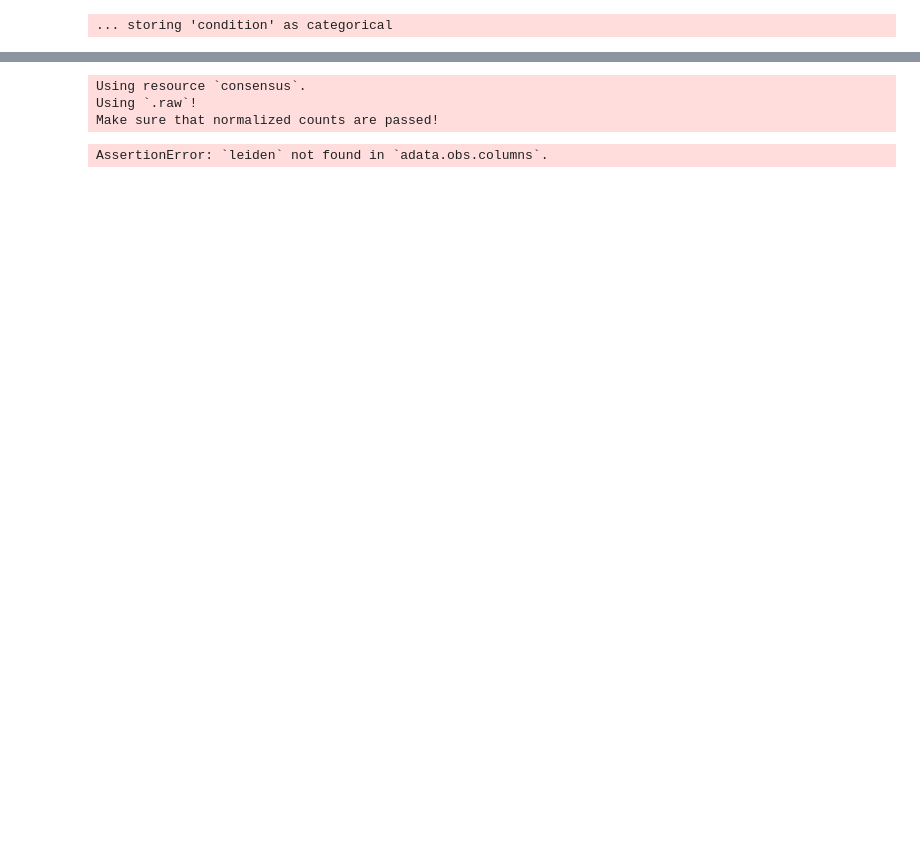
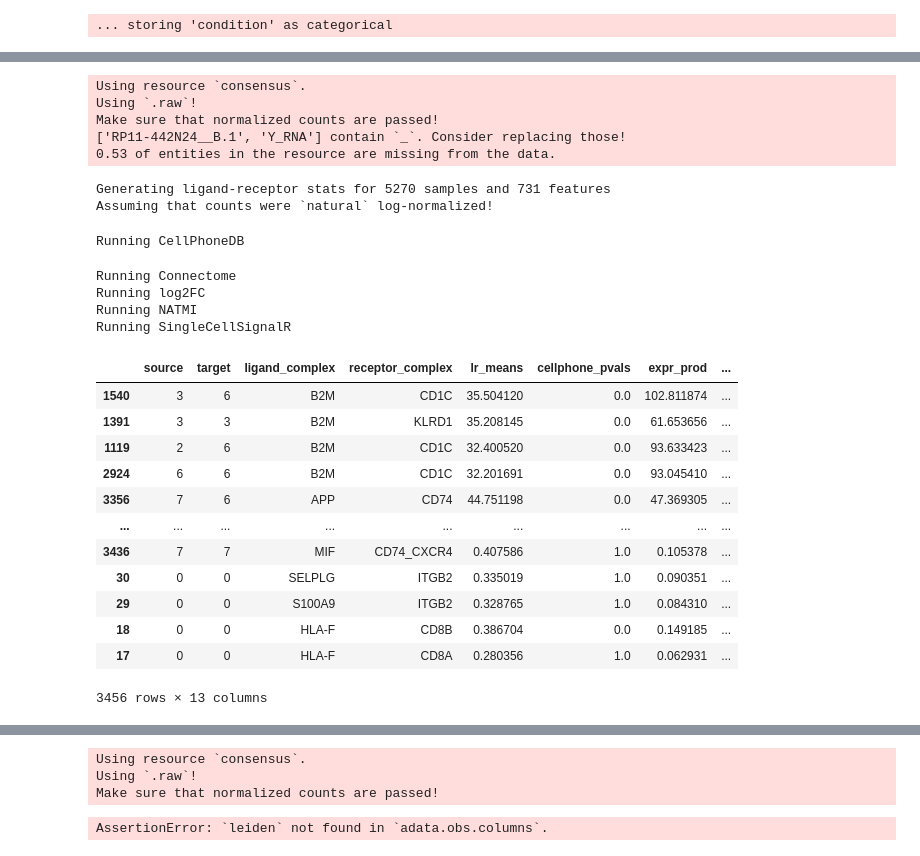
Before and after one commit to maxi7524/project_computational_biology_initial_conditions_pymyboss, a Jupyter notebook: notebooks/initial_tests/check_library.ipynb, the cells around one changed output, grey strips where cells are left out. Drawn from its saved outputs; the diff is of its cells as text; code cells hidden in the pictures; blank space fills up the shorter version.

```diff
--- a/notebooks/initial_tests/check_library.ipynb
+++ b/notebooks/initial_tests/check_library.ipynb
@@ -271,0 +235,45 @@ In the future, the default backend for leiden will be igraph instead of leidenal
+# %%
+# Run consensus (recommended starting point)
+# here we use all method and we get statistic that tell us about how valid certain method is
+li.mt.rank_aggregate(
+    adata,
+    groupby='leiden_res_1',      # cell groups
+    resource_name='consensus',   # rich, high-quality resource
+    expr_prop=0.1,               # filter low-expression LR pairs
+    use_raw=True,                # use .raw (recommended for LR)
+    key_added='liana_rank',      # store in adata.uns as df (in dict manner) we can get it here
+    inplace=True,
+    verbose=True
+)
+
+# Results are in adata.uns['liana_rank']
+res = adata.uns['liana_rank']
+res
+# Columns include: source, target, ligand_complex, receptor_complex,
+# magnitude_rank, specificity_rank, etc. + scores from individual methods
+# %% [output]
+Using resource `consensus`.
+Using `.raw`!
+Make sure that normalized counts are passed!
+['RP11-442N24__B.1', 'Y_RNA'] contain `_`. Consider replacing those!
+0.53 of entities in the resource are missing from the data.
+Generating ligand-receptor stats for 5270 samples and 731 features
+Assuming that counts were `natural` log-normalized!
+Running CellPhoneDB
+Running Connectome
+Running log2FC
+Running NATMI
+Running SingleCellSignalR
+|  | source | target | ligand_complex | receptor_complex | lr_means | cellphone_pvals | expr_prod | ... |
+| 1540 | 3 | 6 | B2M | CD1C | 35.504120 | 0.0 | 102.811874 | ... |
+| 1391 | 3 | 3 | B2M | KLRD1 | 35.208145 | 0.0 | 61.653656 | ... |
+| 1119 | 2 | 6 | B2M | CD1C | 32.400520 | 0.0 | 93.633423 | ... |
+| 2924 | 6 | 6 | B2M | CD1C | 32.201691 | 0.0 | 93.045410 | ... |
+| 3356 | 7 | 6 | APP | CD74 | 44.751198 | 0.0 | 47.369305 | ... |
+| ... | ... | ... | ... | ... | ... | ... | ... | ... |
+| 3436 | 7 | 7 | MIF | CD74_CXCR4 | 0.407586 | 1.0 | 0.105378 | ... |
+| 30 | 0 | 0 | SELPLG | ITGB2 | 0.335019 | 1.0 | 0.090351 | ... |
+| 29 | 0 | 0 | S100A9 | ITGB2 | 0.328765 | 1.0 | 0.084310 | ... |
+| 18 | 0 | 0 | HLA-F | CD8B | 0.386704 | 0.0 | 0.149185 | ... |
+| 17 | 0 | 0 | HLA-F | CD8A | 0.280356 | 1.0 | 0.062931 | ... |
+3456 rows × 13 columns
```
Also changed, not shown: parts of 25 cells of this notebook.
